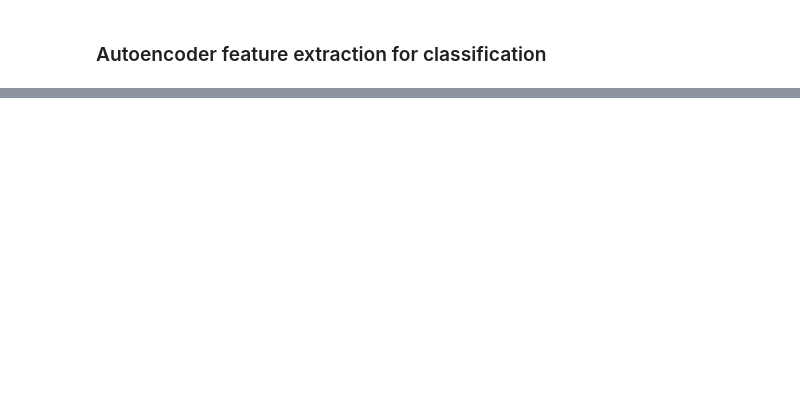
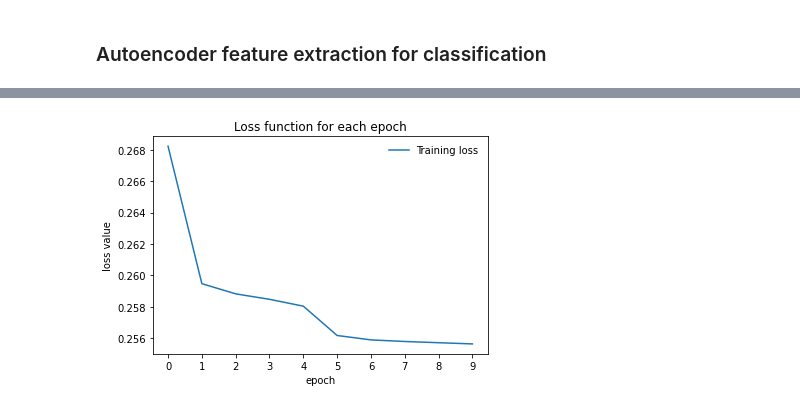
Before and after one commit to ZahraDehghani99/Heart-Disease-Health-Indicators-Dataset, a Jupyter notebook: heart_disease_classification.ipynb, the cells around one changed output, grey strips where cells are left out. Cells and saved outputs as stored; diff of their text form; code cells hidden in the pictures; blank space fills up the shorter version.

Commit message:
Added AE+classifier.

```diff
--- a/heart_disease_classification.ipynb
+++ b/heart_disease_classification.ipynb
@@ -924,0 +930,18 @@ AE.load_state_dict(torch.load(PATH))
+# %%
+class AE_MLP(nn.Module):
+    def __init__(self, input_size):
+        super().__init__()
+        self.AE = Autoencoder(input_size)
+        self.AE.load_state_dict(torch.load('/content/drive/MyDrive/ML_Dr.sajedi/final-proj_ae2.pt'))
+        self.AE.eval()
+        self.classifier = nn.Sequential(
+            nn.Linear(10,1),
+            nn.Sigmoid())
+
+    def forward(self, input):
+        encoded, decoded = self.AE(input)
+        output = self.classifier(encoded)
+        return output
+# %%
+LR = 0.01
+NUM_EPOCH = 10
@@ -924,0 +1001,9 @@ AE.load_state_dict(torch.load(PATH))
+# %%
+# create model
+ae_mlp = AE_MLP(INPUT_SIZE)
+
+# create loss and optimizer
+criterion = nn.BCELoss()
+optimizer = torch.optim.Adam(ae_mlp.parameters(), lr= LR)
+scheduler = lr_scheduler.StepLR(optimizer, 5, gamma=0.2)
+total_step = len(train_loader)
@@ -924,0 +1030,7 @@ AE.load_state_dict(torch.load(PATH))
+# %%
+train_loss, train_acc  = [], []
+
+for epoch in range(NUM_EPOCH):
+  train_loss, train_acc = train_fun(ae_mlp, train_loader)
+  # writer.flush()
+  scheduler.step()
@@ -924,0 +1039,4 @@ AE.load_state_dict(torch.load(PATH))
+# %%
+plot_loss(train_loss)
+# %% [output]
+[figure, added]
```
Also changed, not shown: parts of 24 cells of this notebook.
